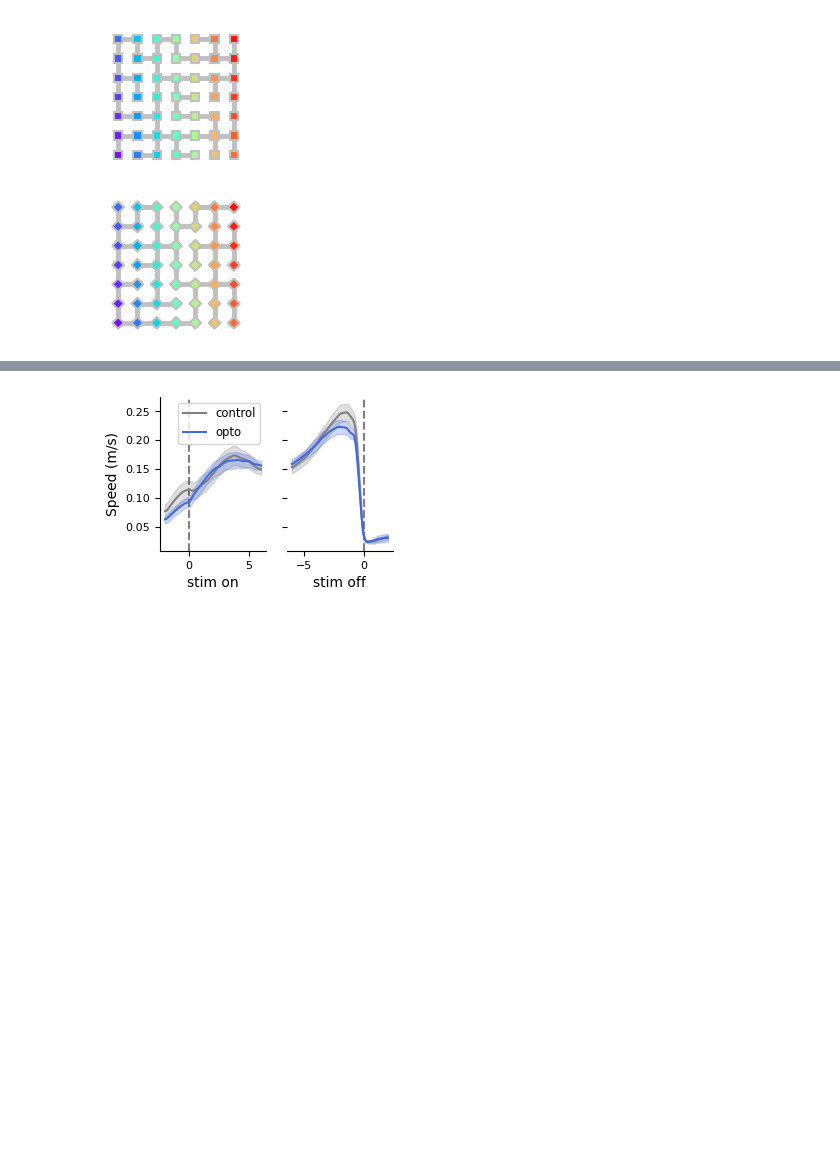
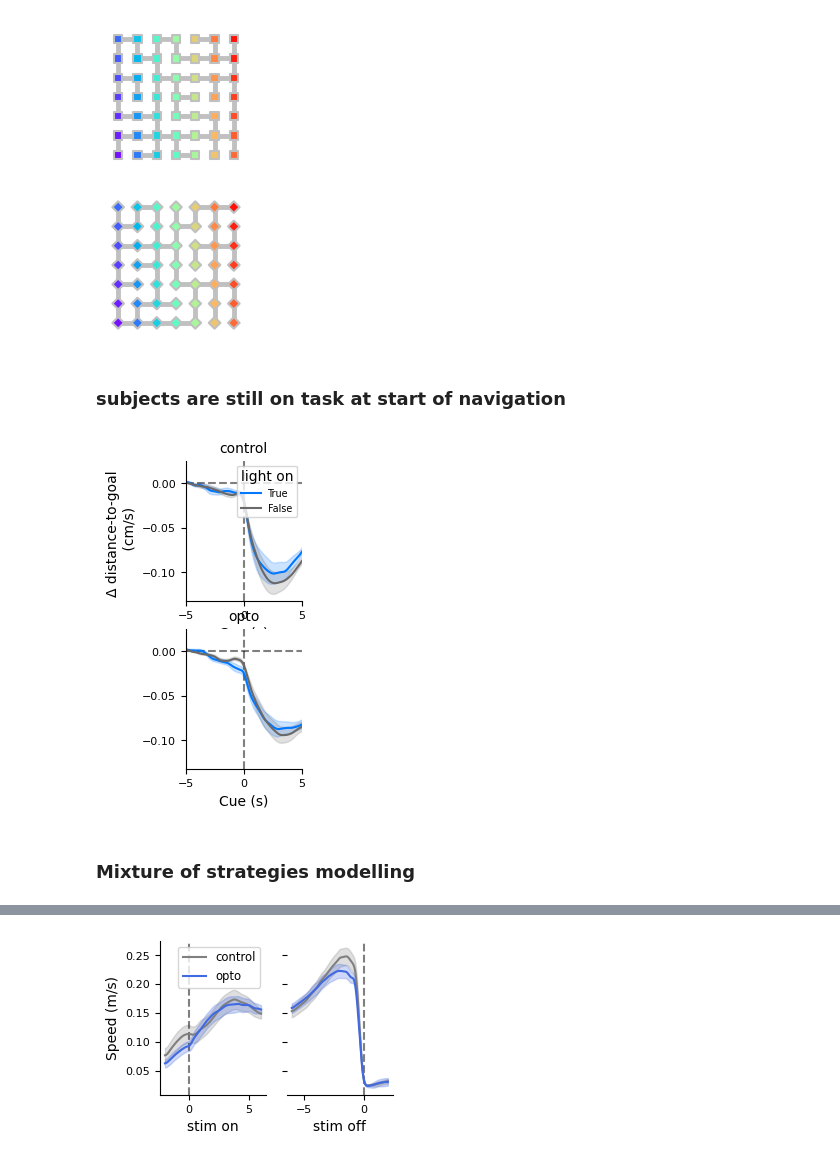
Before and after one commit to peterdoohan/goalNav_mFC-opto3, a Jupyter notebook: code/Notebooks/supp_figure.ipynb, the cells around one changed output, grey strips where cells are left out. Drawn from its saved outputs; the diff is of its cells as text; code cells hidden in the pictures; blank space fills up the shorter version.

Commit message:
moving figs from main to supp, still need to delete from main figs notebook

```diff
--- a/code/Notebooks/supp_figure.ipynb
+++ b/code/Notebooks/supp_figure.ipynb
@@ -174,3 +174,17 @@ T-tests on slope from delta xs steps linear fit:
 [figure]
 [figure]
 [figure]
+# %%
+from GridMaze.analysis.behaviour import distance_to_goal as dtg
+
+ddtg_df = dtg.get_delta_distance_to_goal_df()
+# %% [markdown]
+### subjects are still on task at start of navigation
+# %%
+f, axes = plt.subplots(2, 1, figsize=(1.5, 4), sharey=True)
+dtg.plot_delta_distance_to_goal_summary(ddtg_df, stim_day_range=(6, np.inf), axes=axes)
+f.savefig(SAVE_FIG_PATH / "delta_distance_to_goal.pdf")
+# %% [output]
+[figure, added]
+# %% [markdown]
+### Mixture of strategies modelling
```
Also changed, not shown: parts of 17 cells of this notebook.
